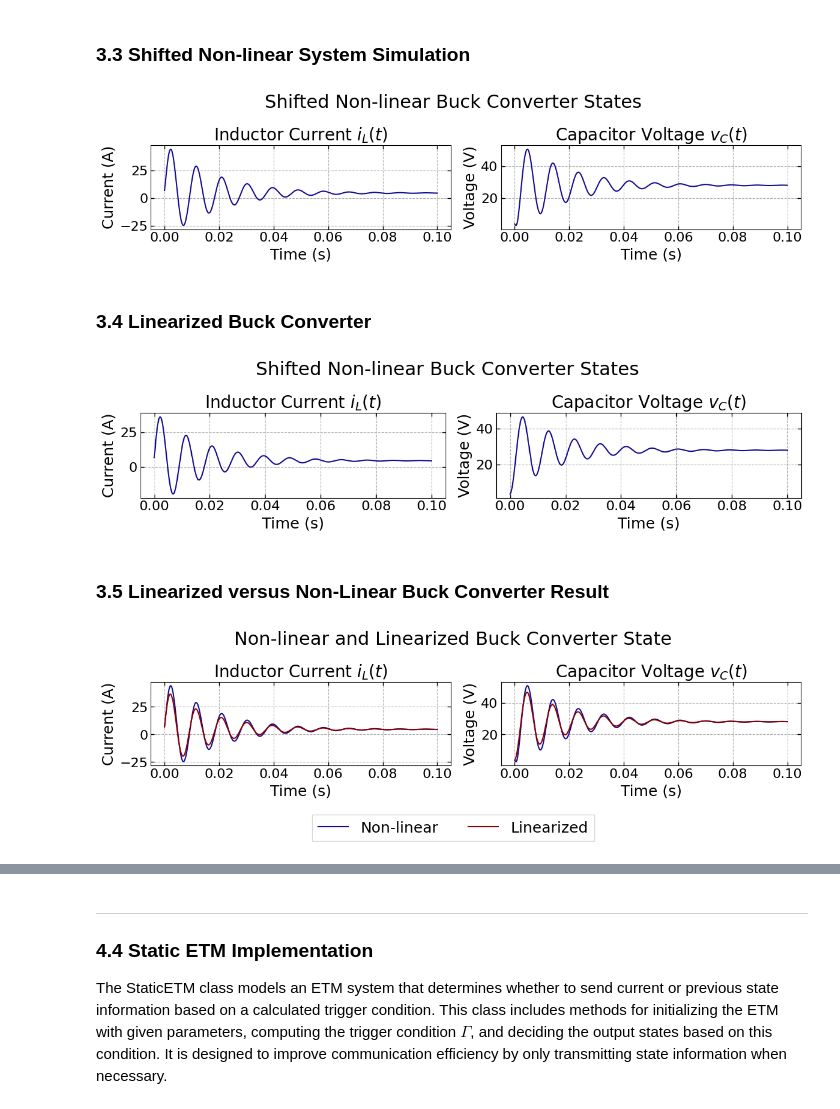
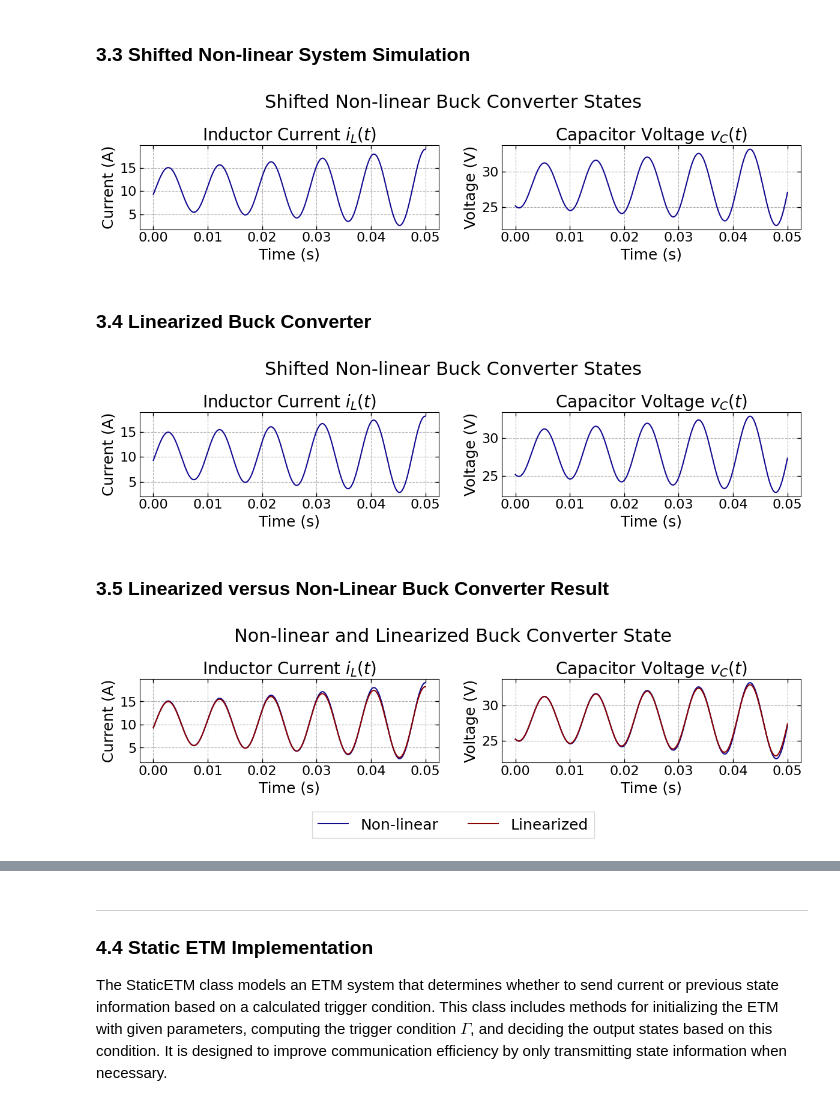
Before and after one commit to andel-vitorio/etc-for-dc-converters, a Jupyter notebook: notebooks/etc-for-buck-converter.ipynb, the cells around one changed output, grey strips where cells are left out. Cells and saved outputs as stored; diff of their text form; code cells hidden in the pictures.

Commit message:
feat: adding new scenarios

```diff
--- a/notebooks/etc-for-buck-converter.ipynb
+++ b/notebooks/etc-for-buck-converter.ipynb
@@ -690,18 +697,20 @@ fig, axs = plt.subplots(1, 2, figsize=(12, 3))
 # Adicionando o título à figura
 fig.suptitle("Shifted Non-linear Buck Converter States", fontsize=22)
 
+params = scenarios[SCENARIO_TAG]['params']
+
 # Configurando o subplot da Corrente do Indutor
 set_subplot(
-		axs[0],
-		t_shifted_nonlinear, y_shifted_nonlinear[0] + params['op']['iL'],
-		'Time (s)', 'Current (A)', 'Inductor Current $i_L(t)$',
+    axs[0], t_shifted_nonlinear, y_shifted_nonlinear[0] +
+    params['op']['iL'],
+    'Time (s)', 'Current (A)', 'Inductor Current $i_L(t)$',
 )
 
 # Configurando o subplot da Tensão do Capacitor
 set_subplot(
-		axs[1],
-		t_shifted_nonlinear, y_shifted_nonlinear[1] + params['op']['vC'],
-		'Time (s)', 'Voltage (V)', 'Capacitor Voltage $v_C(t)$',
+    axs[1], t_shifted_nonlinear, y_shifted_nonlinear[1] +
+    params['op']['vC'],
+    'Time (s)', 'Voltage (V)', 'Capacitor Voltage $v_C(t)$',
 )
 
 plt.tight_layout()
@@ -709,47 +718,49 @@ plt.tight_layout()
 # plt.savefig(
 #     '/home/andel/Projetos/Latex/[TCC] Andevaldo Vitório/figuras/dynamic-etm/buck/sim2/op1/result.eps', format='eps', bbox_inches='tight')
 # %% [output]
-[figure, old version]
+[figure, new version]
 # %% [markdown]
 ### 3.4 Linearized Buck Converter
 # %%
 linearized_buck_converter = LinearizedBuckConverter(
-		'buck_linearized', params)
+    'buck_linearized', scenarios[SCENARIO_TAG]['params'])
 
 t_linearized, y_linearized = simulate(
-		converter=linearized_buck_converter,
-		params=params,
-		end_time=0.1,
-		step=1e-5,
-		initial_factor=[1.5, 0.13]
+    converter=linearized_buck_converter,
+    params=scenarios[SCENARIO_TAG]['params'],
+    end_time=scenarios[SCENARIO_TAG]['end_time'],
+    step=1e-5,
+    initial_factor=scenarios[SCENARIO_TAG]['initial_states_factor']
 )
 # %%
 # Definindo o tamanho da figura e os subplots
 fig, axs = plt.subplots(1, 2, figsize=(12, 3))
+
+params = scenarios[SCENARIO_TAG]['params']
 
 # Adicionando o título à figura
 fig.suptitle("Shifted Non-linear Buck Converter States", fontsize=22)
 
 # Configurando o subplot da Corrente do Indutor
 set_subplot(
-		axs[0],
-		t_linearized, y_linearized[0] + params['op']['iL'],
-		'Time (s)', 'Current (A)', 'Inductor Current $i_L(t)$',
+    axs[0],
+    t_linearized, y_linearized[0] + params['op']['iL'],
+    'Time (s)', 'Current (A)', 'Inductor Current $i_L(t)$',
 )
 
 # Configurando o subplot da Tensão do Capacitor
 set_subplot(
-		axs[1],
-		t_linearized, y_linearized[1] + params['op']['vC'],
-		'Time (s)', 'Voltage (V)', 'Capacitor Voltage $v_C(t)$',
+    axs[1],
+    t_linearized, y_linearized[1] + params['op']['vC'],
+    'Time (s)', 'Voltage (V)', 'Capacitor Voltage $v_C(t)$',
 )
 
 plt.tight_layout()
 
 # plt.savefig(
 #     '/home/andel/Projetos/Latex/[TCC] Andevaldo Vitório/figuras/dynamic-etm/buck/sim2/op1/result.eps', format='eps', bbox_inches='tight')
 # %% [output]
-[figure, old version]
+[figure, new version]
 # %% [markdown]
 ### 3.5 Linearized versus Non-Linear Buck Converter Result
 # %%
@@ -757,35 +768,36 @@ plt.tight_layout()
 fig, axs = plt.subplots(1, 2, figsize=(12, 3))
 
 fig.suptitle("Non-linear and Linearized Buck Converter State", fontsize=22)
+params = scenarios[SCENARIO_TAG]['params']
 
 # Plotando o primeiro gráfico para a corrente do indutor
 line1 = set_subplot(
-		axs[0],
-		t_shifted_nonlinear, y_shifted_nonlinear[0] + params['op']['iL'],
-		'Time (s)', 'Current (A)', 'Inductor Current $i_L(t)$')
+    axs[0],
+    t_shifted_nonlinear, y_shifted_nonlinear[0] + params['op']['iL'],
+    'Time (s)', 'Current (A)', 'Inductor Current $i_L(t)$')
 
 line2 = set_subplot(
-		axs[0],
-		t_linearized, y_linearized[0] + params['op']['iL'],
-		'Time (s)', 'Current (A)', 'Inductor Current $i_L(t)$',
-		line_color='#8b0000')
+    axs[0],
+    t_linearized, y_linearized[0] + params['op']['iL'],
+    'Time (s)', 'Current (A)', 'Inductor Current $i_L(t)$',
+                line_color='#8b0000')
 
 
 # Plotando o primeiro gráfico para a corrente do indutor
 set_subplot(
-		axs[1],
-		t_shifted_nonlinear, y_shifted_nonlinear[1] + params['op']['vC'],
-		'Time (s)', 'Voltage (V)', 'Capacitor Voltage $v_C(t)$',)
+    axs[1],
+    t_shifted_nonlinear, y_shifted_nonlinear[1] + params['op']['vC'],
+    'Time (s)', 'Voltage (V)', 'Capacitor Voltage $v_C(t)$',)
 
 set_subplot(
-		axs[1],
-		t_linearized, y_linearized[1] + params['op']['vC'],
-		'Time (s)', 'Voltage (V)', 'Capacitor Voltage $v_C(t)$',
-		line_color='#8b0000')
+    axs[1],
+    t_linearized, y_linearized[1] + params['op']['vC'],
+    'Time (s)', 'Voltage (V)', 'Capacitor Voltage $v_C(t)$',
+                line_color='#8b0000')
 
 # Criando uma única legenda para ambos os subplots
 fig.legend([line1, line2], ['Non-linear', 'Linearized'],
-					 fontsize=18, loc='upper center', bbox_to_anchor=(.5, 0.0), fancybox=False, shadow=False, ncol=2)
+           fontsize=18, loc='upper center', bbox_to_anchor=(.5, 0.0), fancybox=False, shadow=False, ncol=2)
 
 # Ajustando o layout para evitar sobreposição
 plt.tight_layout()
@@ -793,7 +805,7 @@ plt.tight_layout()
 # plt.savefig(
 #     '/home/andel/Projetos/Latex/[TCC] Andevaldo Vitório/figuras/buck/sim1/op1/result.eps', format='eps', bbox_inches='tight')
 # %% [output]
-[figure, old version]
+[figure, new version]
 # %% [markdown]
 ---
 
```
Also changed, not shown: parts of 14 cells of this notebook.
